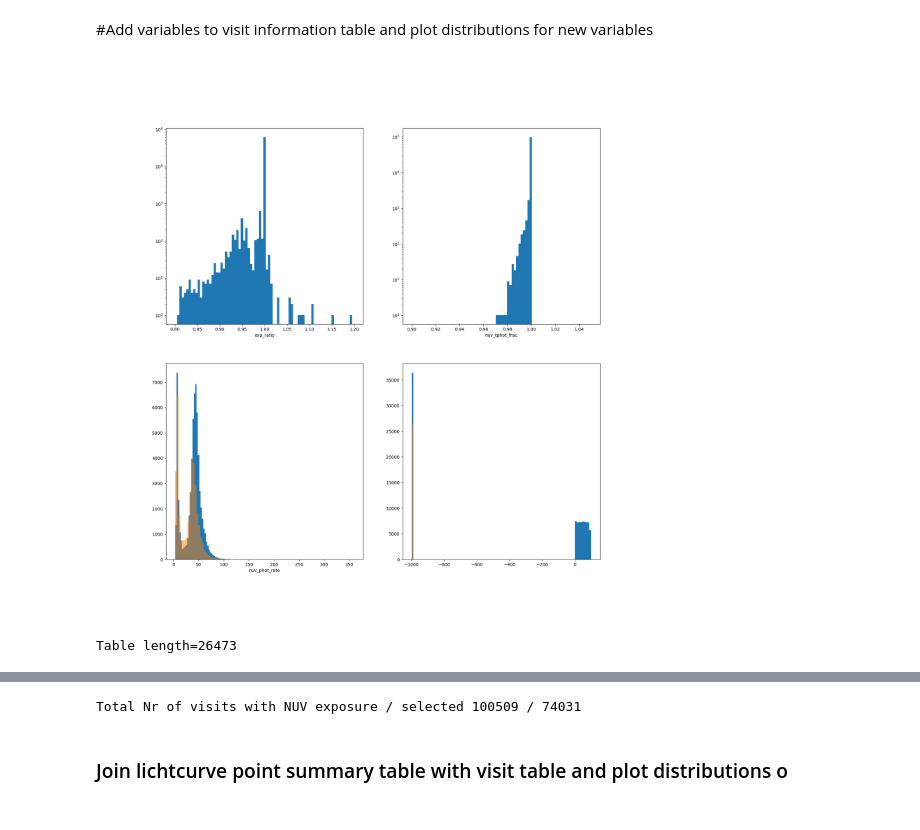
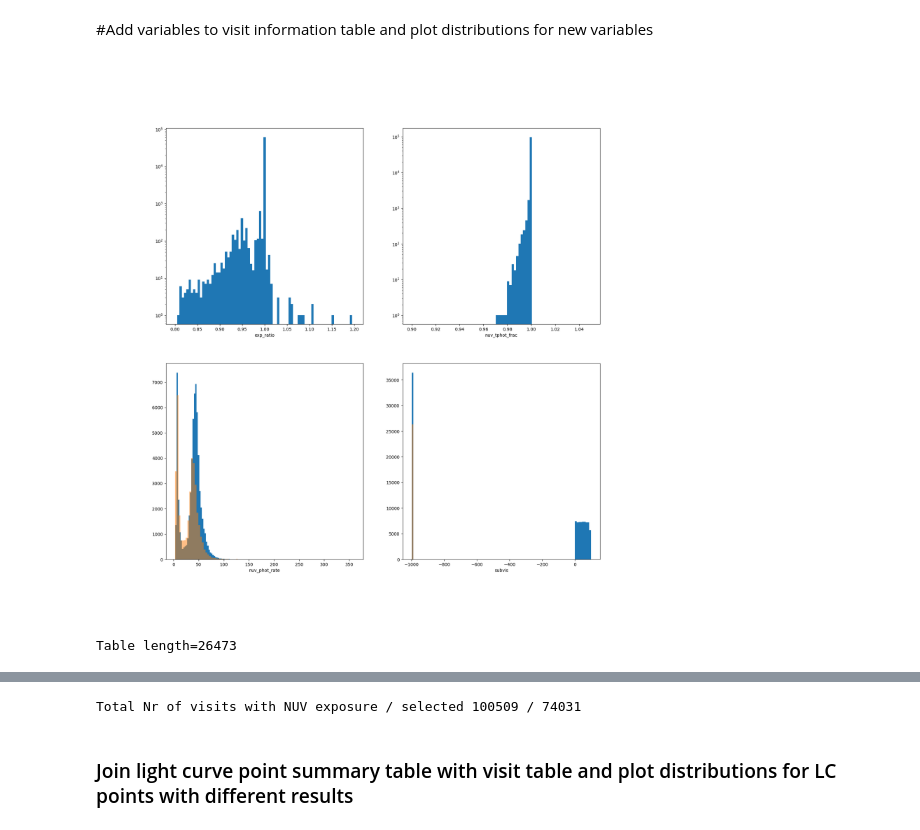
Before and after one commit to rbuehler/vasca, a Jupyter notebook: vasca/examples/inspect_gPhoton.ipynb, the cells around one changed output, grey strips where cells are left out. Cells and saved outputs as stored; diff of their text form; code cells hidden in the pictures.

```diff
--- a/vasca/examples/inspect_gPhoton.ipynb
+++ b/vasca/examples/inspect_gPhoton.ipynb
@@ -148,35 +147,35 @@ tt_vis["nuv_phot_rate"] = tt_vis["nPhotoObjects"]/tt_vis["nexptime"]
 
 figv, axsv = plt.subplots(2,2,figsize=(18,18), squeeze=True, num="visit", clear=True)
 axsv = axsv.flatten()
 
 axsv[0].hist(tt_vis["exp_ratio"],bins=np.linspace(0.8,1.2,80))
 axsv[0].set_xlabel("exp_ratio")
 axsv[0].set_yscale("log")
 
 axsv[1].hist(tt_vis["nuv_tphot_frac"],bins=np.linspace(0.9,1.05,80))
 axsv[1].set_xlabel("nuv_tphot_frac")
 axsv[1].set_yscale("log")
 
 axsv[2].hist(tt_vis["nuv_phot_rate"][tt_vis["fexptime"]>1],bins=100)
 axsv[2].hist(tt_vis["nuv_phot_rate"][tt_vis["fexptime"]<1],bins=100, alpha=0.5)
 axsv[2].set_xlabel("nuv_phot_rate")
 #axsv[2].set_yscale("log")
 
 axsv[3].hist(tt_vis["subvis"],bins=100)
 axsv[3].hist(tt_vis["subvis"][tt_vis["nuv_phot_rate"] <20],bins=100, alpha=0.5)
-#axsv[3].set_xlabel("nuv_tphot_frac")
+axsv[3].set_xlabel("subvis")
 
 plt.show()
 
 display(tt_vis[tt_vis["nuv_phot_rate"]<20])
 
 sel_exp_ratio = (tt_vis["exp_ratio"] >0.99) * ((tt_vis["exp_ratio"] <1.01))
 sel_nuv_phot_rate = tt_vis["nuv_phot_rate"]>20
 sel_vis =sel_nuv_phot_rate #  sel_exp_ratio*
 print("Total Nr of visits with NUV exposure / selected",len(tt_vis),"/",sel_vis.sum())
 tt_vis.write("/home/buehler/Data/galex/GALEX_visits_list/GALEX_visits_list_qualsel_tmp.fits", overwrite=True)
 # %% [output]
-[figure, old version]
+[figure, new version]
 Table length=26473
 | RATileCenter | DECTileCenter | survey | nexptime | fexptime | imgRunID | ParentImgRunID | joinID | tileNum | ... |
 | float64 | float64 | bytes3 | float64 | float64 | int64 | int64 | int64 | int64 | ... |
@@ -196,6 +195,6 @@ Table length=26473
 | 59.2111943388984 | 29.58263079513 | MIS | 1620.2 | 0.0 | 4580022282633609216 | 4580022420273889280 | 69836 | 64636 | ... |
 Total Nr of visits with NUV exposure / selected 100509 / 74031
 # %% [markdown]
-### Join lichtcurve point summary table with visit  table and plot distributions o
+### Join light curve point summary table with visit  table and plot distributions for LC points with different results
 # %%
 tt_lc_vis = join(tt_lc_both,tt_vis,keys=['vis_id'],join_type='inner')
```
Also changed, not shown: parts of 2 cells of this notebook.
